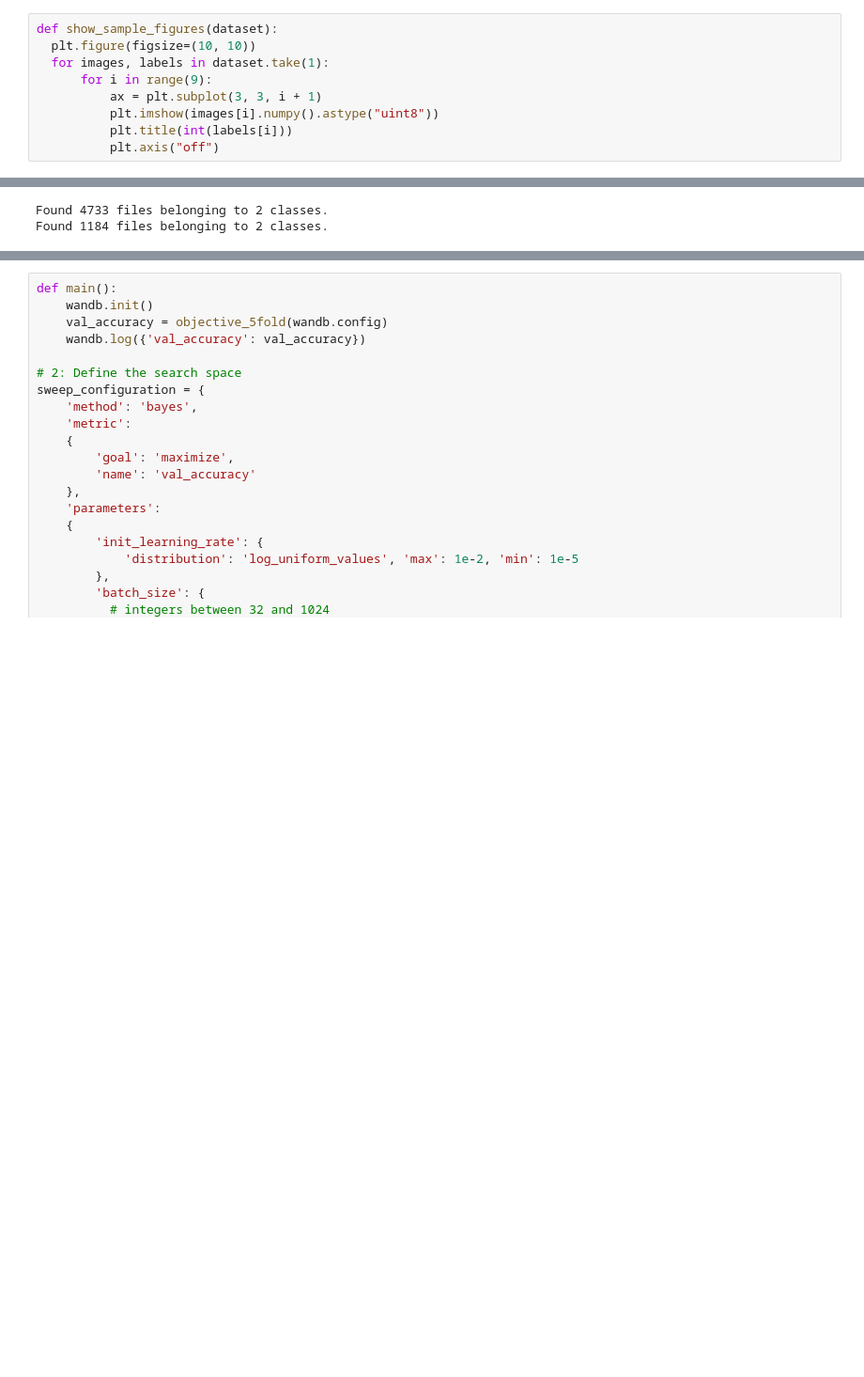
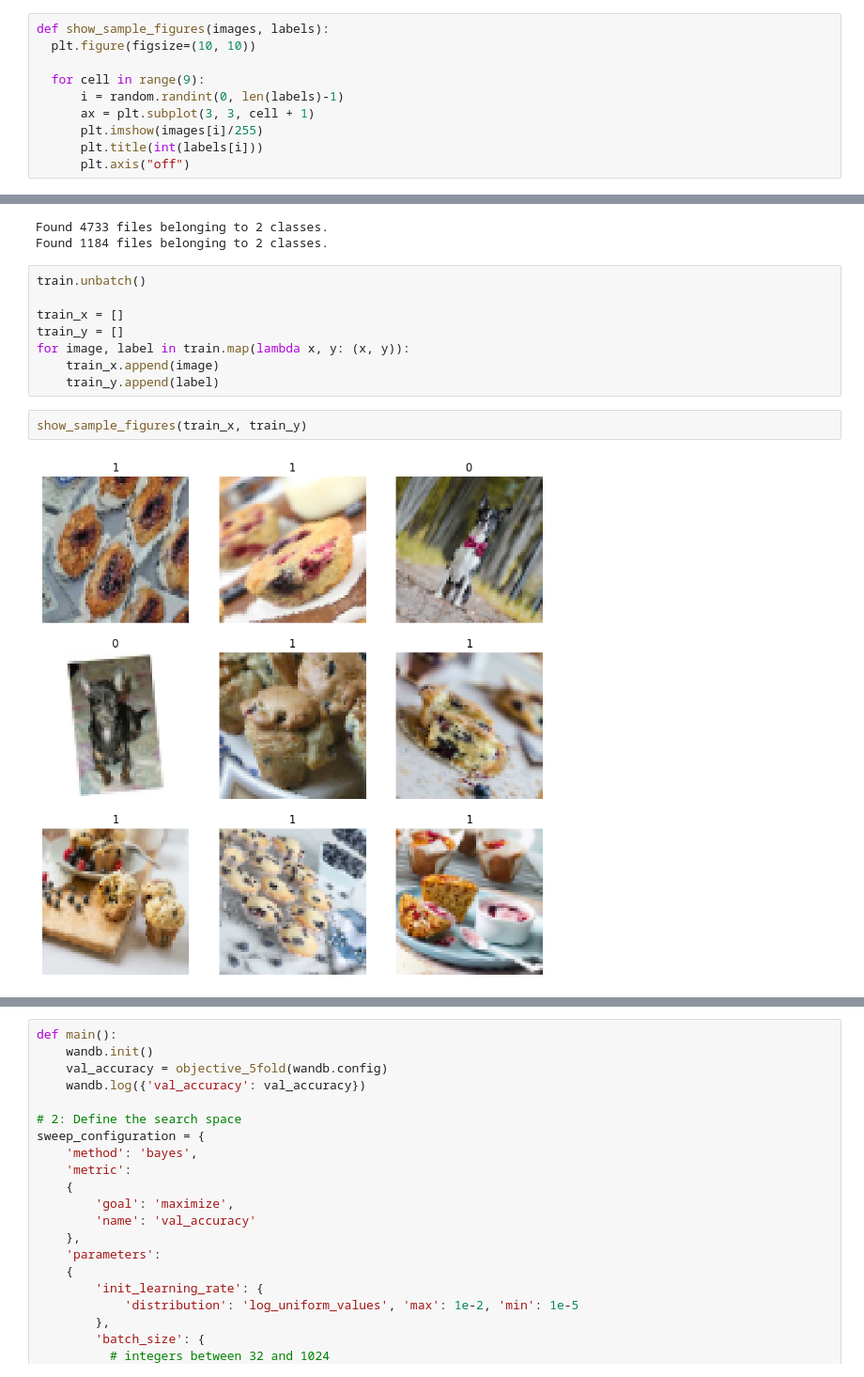
Before and after one commit to mirtorande/muffin-vs-chihuahua, a Jupyter notebook: MuffinsChihuahuas.ipynb, the cells around one changed output, grey strips where cells are left out. Shown: that part at 94% size. Saved outputs shown, nothing was run; the diff lists cells and outputs as text; blank space fills up the shorter version.

```diff
--- a/MuffinsChihuahuas.ipynb
+++ b/MuffinsChihuahuas.ipynb
@@ -115,14 +116,15 @@ def print_class_counts(dataset):
 
   print(n_muf, n_chi)
 # %%
-def show_sample_figures(dataset):
+def show_sample_figures(images, labels):
   plt.figure(figsize=(10, 10))
-  for images, labels in dataset.take(1):
-      for i in range(9):
-          ax = plt.subplot(3, 3, i + 1)
-          plt.imshow(images[i].numpy().astype("uint8"))
-          plt.title(int(labels[i]))
-          plt.axis("off")
+
+  for cell in range(9):
+      i = random.randint(0, len(labels)-1)
+      ax = plt.subplot(3, 3, cell + 1)
+      plt.imshow(images[i]/255)
+      plt.title(int(labels[i]))
+      plt.axis("off")
 # %% [markdown]
 ## Using image data augmentation
 # %%
@@ -246,5 +248,17 @@ train = augment_dataset(train, show_preview=False)
 # %% [output]
 Found 4733 files belonging to 2 classes.
 Found 1184 files belonging to 2 classes.
+# %%
+train.unbatch()
+
+train_x = []
+train_y = []
+for image, label in train.map(lambda x, y: (x, y)):
+    train_x.append(image)
+    train_y.append(label)
+# %%
+show_sample_figures(train_x, train_y)
+# %% [output]
+[figure, added]
 # %%
 def objective_5fold(config):
```
Also changed, not shown: parts of 5 cells of this notebook.
